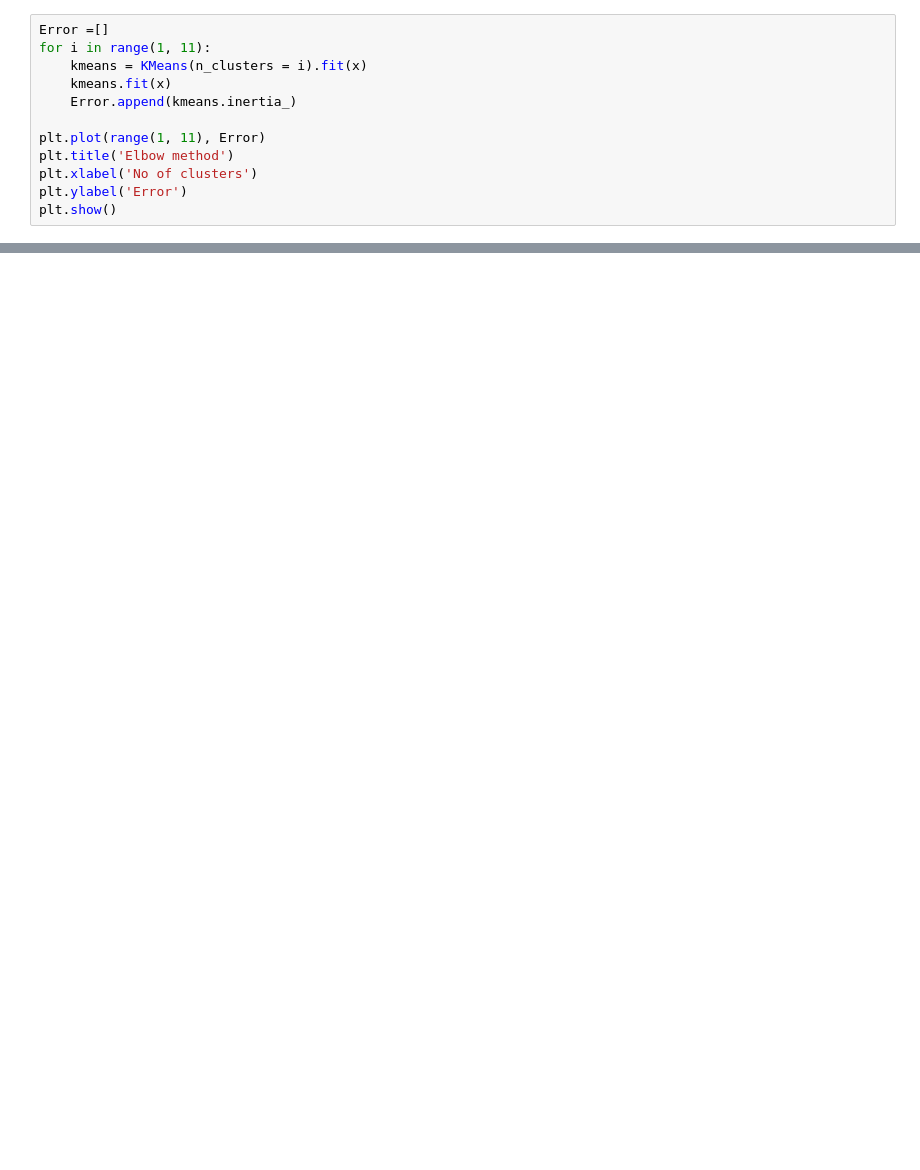
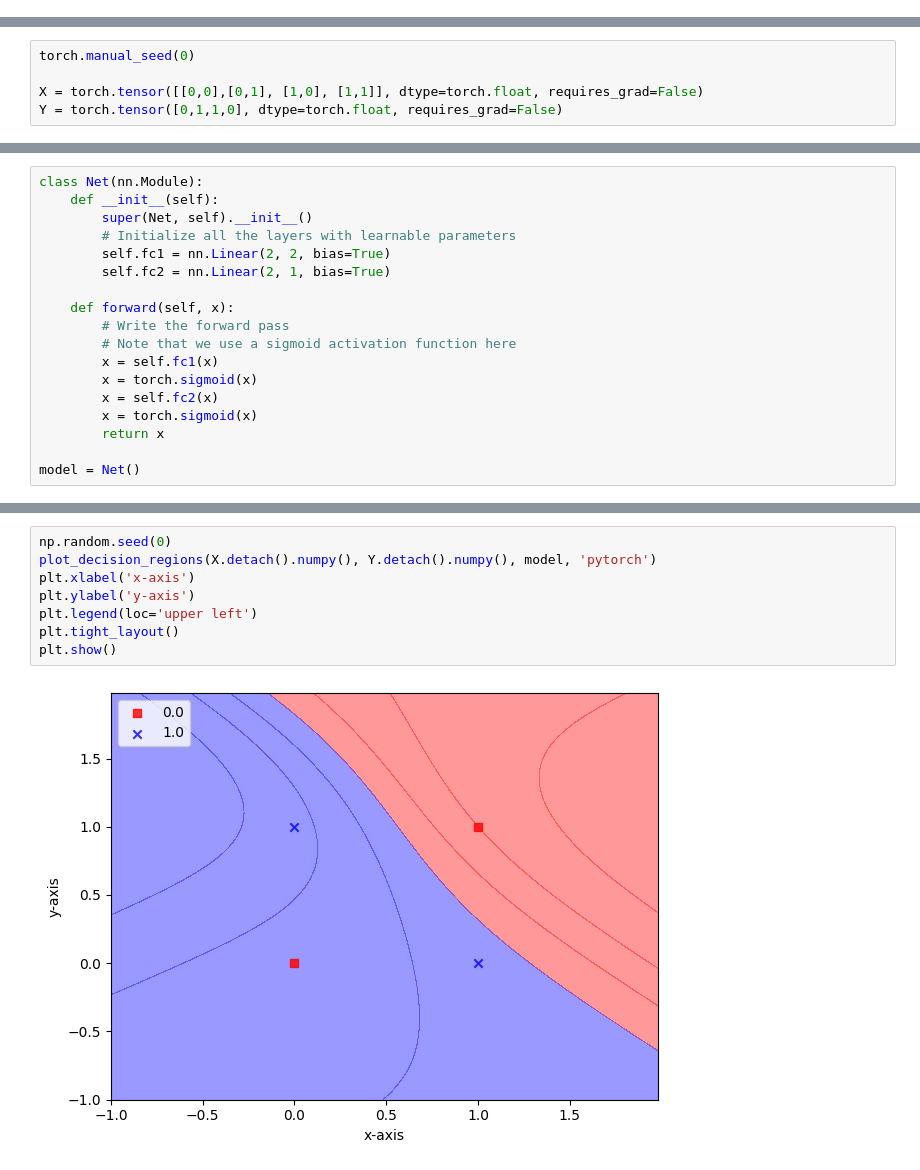
Before and after one commit to kondapalliDeepa/FMML_M1L1, a Jupyter notebook: Copy_of_Lab_1.ipynb, the cells around one changed output, grey strips where cells are left out. Drawn from its saved outputs; the diff is of its cells as text; blank space fills up the shorter version.

```diff
--- a/Copy_of_Lab_1.ipynb
+++ b/Copy_of_Lab_1.ipynb
@@ -384,12 +2,0 @@ This graph generally ends up shaped like an elbow, hence its name:
-# %%
-Error =[]
-for i in range(1, 11):
-    kmeans = KMeans(n_clusters = i).fit(x)
-    kmeans.fit(x)
-    Error.append(kmeans.inertia_)
-
-plt.plot(range(1, 11), Error)
-plt.title('Elbow method')
-plt.xlabel('No of clusters')
-plt.ylabel('Error')
-plt.show()
@@ -473,0 +186,5 @@ d is the number of dimensions/features. This is because you calculate the distan
+# %%
+torch.manual_seed(0)
+
+X = torch.tensor([[0,0],[0,1], [1,0], [1,1]], dtype=torch.float, requires_grad=False)
+Y = torch.tensor([0,1,1,0], dtype=torch.float, requires_grad=False)
@@ -473,0 +193,18 @@ d is the number of dimensions/features. This is because you calculate the distan
+# %%
+class Net(nn.Module):
+    def __init__(self):
+        super(Net, self).__init__()
+        # Initialize all the layers with learnable parameters
+        self.fc1 = nn.Linear(2, 2, bias=True)
+        self.fc2 = nn.Linear(2, 1, bias=True)
+
+    def forward(self, x):
+        # Write the forward pass
+        # Note that we use a sigmoid activation function here
+        x = self.fc1(x)
+        x = torch.sigmoid(x)
+        x = self.fc2(x)
+        x = torch.sigmoid(x)
+        return x
+
+model = Net()
@@ -473,0 +280,10 @@ d is the number of dimensions/features. This is because you calculate the distan
+# %%
+np.random.seed(0)
+plot_decision_regions(X.detach().numpy(), Y.detach().numpy(), model, 'pytorch')
+plt.xlabel('x-axis')
+plt.ylabel('y-axis')
+plt.legend(loc='upper left')
+plt.tight_layout()
+plt.show()
+# %% [output]
+[figure, added]
```
Also changed, not shown: parts of 109 cells of this notebook.
